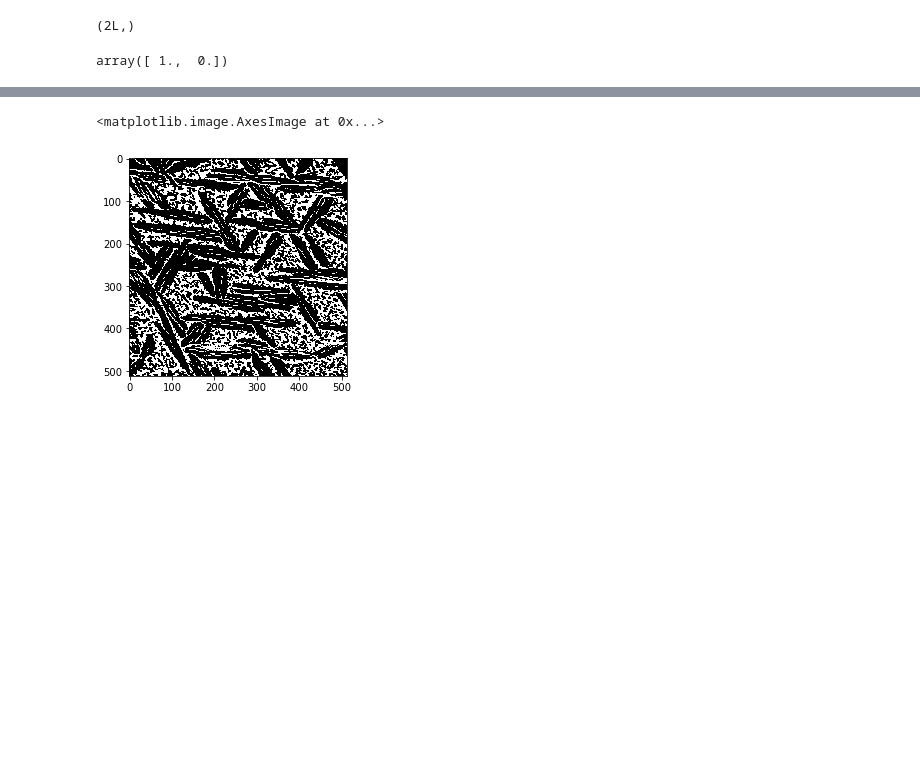
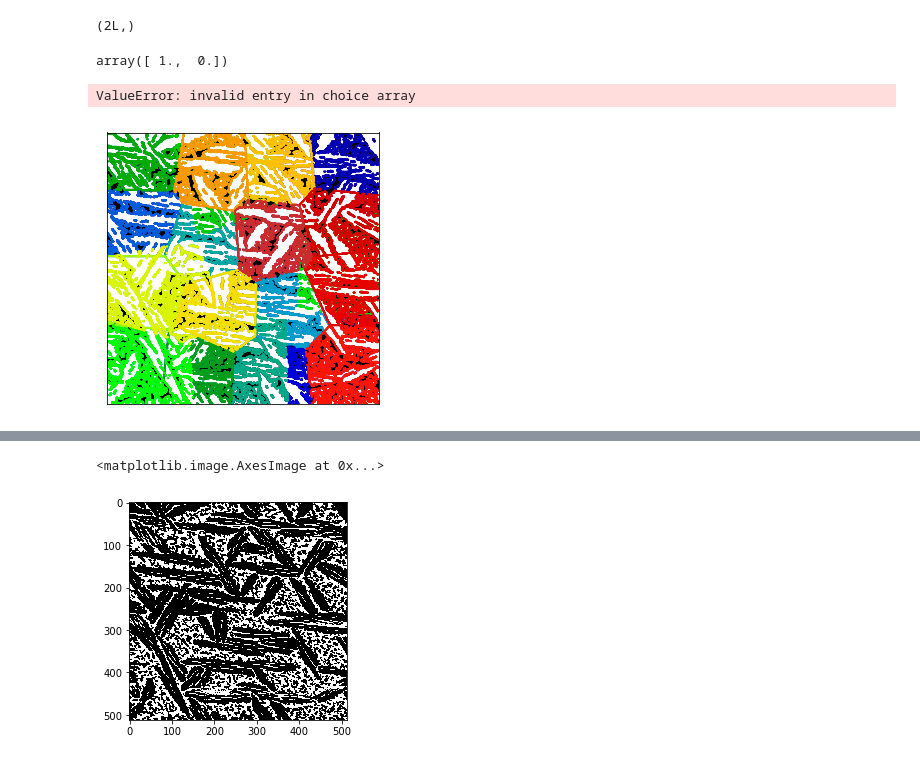
Before and after one commit to liud16/direct18project, a Jupyter notebook: direct18project/RoughWork.ipynb, the cells around one changed output, grey strips where cells are left out. Drawn from its saved outputs; the diff is of its cells as text; code cells hidden in the pictures; blank space fills up the shorter version.

```diff
--- a/direct18project/RoughWork.ipynb
+++ b/direct18project/RoughWork.ipynb
@@ -199,8 +199,8 @@ array([[ 0.27118644,  0.26553672,  0.26271186, ...,  0.25423729,
          0.30379747,  0.31012658]])
 # %%
 X = trial.reshape((-1, 1))  # We need an (n_sample, n_feature) array
-n_clusters = 2
-k_means = cluster.KMeans(n_clusters = 3)
+n_clusters = 25
+k_means = cluster.KMeans(n_clusters = 25)
 k_means.fit(X)
 values = k_means.cluster_centers_.squeeze()
 labels = k_means.labels_
@@ -220,13 +220,6 @@ vmax = trial.max()
 #plt.imshow(trial, cmap=plt.cm.gray, vmin=vmin, vmax=vmax)
 
 
-plt.figure(figsize=(5, 5))
-plt.imshow(trial, cmap=plt.cm.gray)
-for l in range(n_clusters):
-    plt.contour(labels == l, contours=1,colors=[plt.cm.spectral(l / float(n_clusters)), ])
-plt.xticks(())
-plt.yticks(())
-plt.show()
 # compressed face
 #plt.figure(2)#, figsize=(3, 2.2))
 #plt.imshow(face_compressed, cmap=plt.cm.gray, vmin=vmin, vmax=vmax)
@@ -242,7 +235,7 @@ values
 # %% [output]
 array([ 1.,  0.])
 # %%
-img = trial
+img = filt_real
 
 w = img.shape[1]
 h = img.shape[0]
@@ -264,7 +257,7 @@ std = np.std(S, axis=0, ddof=1)
 S = (S - mean) / std
 
 # clustering
-k_means = cluster.KMeans(n_clusters=2)
+k_means = cluster.KMeans(n_clusters=25)
 k_means.fit(S)
 
 # extract means of each cluster & clustered intensities population
@@ -274,3 +267,18 @@ clusters = k_means.labels_
 # get clustered image from clustered intensities
 img_clustered = np.choose(clusters, [0.0, 1.0])
 img_clustered.shape = img.shape
+# %% [output]
+ValueError: invalid entry in choice array
+# %%
+label = np.reshape(clusters, img.shape)
+n_clusters=25
+plt.figure(figsize=(5, 5))
+plt.imshow(img, cmap=plt.cm.gray)
+for l in range(n_clusters):
+    plt.contour(label == l, contours=1,
+                colors=[plt.cm.spectral(l / float(n_clusters)), ])
+plt.xticks(())
+plt.yticks(())
+plt.show()
+# %% [output]
+[figure, added]
```
Also changed, not shown: parts of 1 cell of this notebook.
